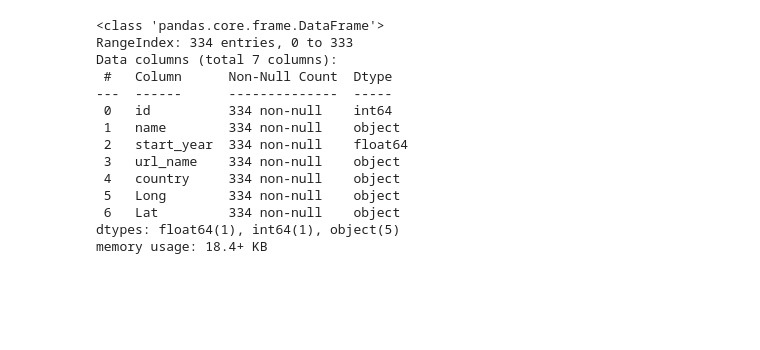
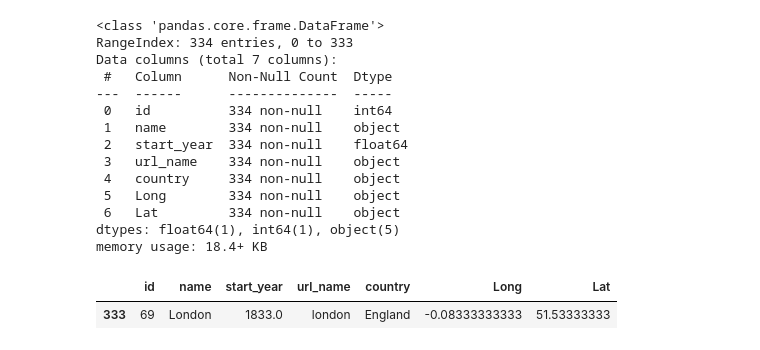
Before and after one commit to shifflettmb-1/transit_of_the_world_exploration, a Jupyter notebook: notebooks/Matthew_scratch.ipynb, the cells around one changed output. Drawn from its saved outputs; the diff is of its cells as text; code cells hidden in the pictures; blank space fills up the shorter version.

```diff
--- a/notebooks/Matthew_scratch.ipynb
+++ b/notebooks/Matthew_scratch.ipynb
@@ -19,33 +22,38 @@ cities_df.head()
 cities_df["Long"] = cities_df["coords"].apply(lambda x: x.split('POINT(')[1].split(' ')[0])
 cities_df["Lat"] = cities_df["coords"].apply(lambda x: x.split('POINT(')[1].split(' ')[1].split(")")[0])
 cities_df = cities_df.drop(["country_state", "coords"], axis = 1)
 cities_df
 
 cities_df["start_year"] = cities_df["start_year"].fillna(0)
 cities_df.info()
 
 fig = px.scatter_geo(cities_df,
                      lat='Lat',
                      lon='Long',
                      hover_name='name',
                      projection='natural earth',
                      title=' Map')
 fig.show()
+
+london_maybe = cities_df[cities_df["id"]==69]
+london_maybe
 # %% [output]
 <class 'pandas.core.frame.DataFrame'>
 RangeIndex: 334 entries, 0 to 333
 Data columns (total 7 columns):
  #   Column      Non-Null Count  Dtype
 ---  ------      --------------  -----
  0   id          334 non-null    int64
  1   name        334 non-null    object
  2   start_year  334 non-null    float64
  3   url_name    334 non-null    object
  4   country     334 non-null    object
  5   Long        334 non-null    object
  6   Lat         334 non-null    object
 dtypes: float64(1), int64(1), object(5)
 memory usage: 18.4+ KB
+|  | id | name | start_year | url_name | country | Long | Lat |
+| 333 | 69 | London | 1833.0 | london | England | -0.08333333333 | 51.53333333 |
 # %%
 lines_df.info()
 lines_df.head(10)
```
Also changed, not shown: parts of 9 cells of this notebook.
